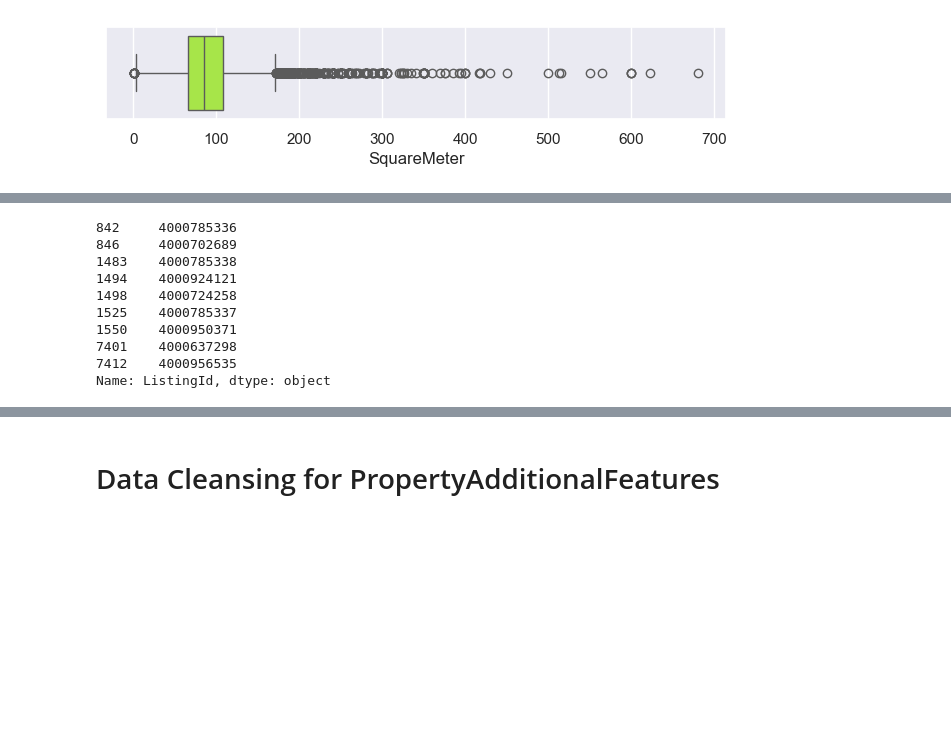
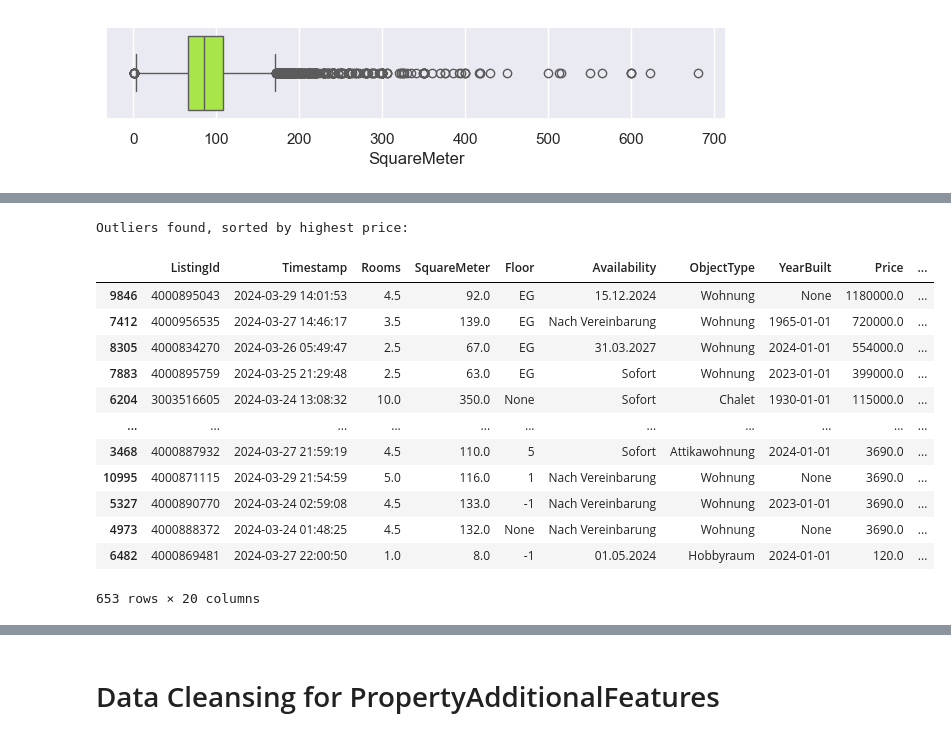
Before and after one commit to ElrasDeVayne/Immo-Projekt-DataScience, a Jupyter notebook: 20240401_DataCleansing.ipynb, the cells around one changed output, grey strips where cells are left out. Saved outputs shown, nothing was run; the diff lists cells and outputs as text; code cells hidden in the pictures; blank space fills up the shorter version.

```diff
--- a/20240401_DataCleansing.ipynb
+++ b/20240401_DataCleansing.ipynb
@@ -247,31 +218,0 @@ plt.show()
-# %%
-#show specific outlier for specific canton
-# Filtering the DataFrame to only include data for the canton 'gr'
-df_gr = df_filtered_property_location_clean[df_filtered_property_location_clean['Canton'] == 'gr']
-
-# Calculating the first (Q1) and third quartiles (Q3)
-Q1 = df_gr['Price'].quantile(0.25)
-Q3 = df_gr['Price'].quantile(0.75)
-IQR = Q3 - Q1
-
-# Defining the boundaries for outliers
-lower_bound = Q1 - 1.5 * IQR
-upper_bound = Q3 + 1.5 * IQR
-
-# Identifying the outliers
-outliers = df_gr[(df_gr['Price'] < lower_bound) | (df_gr['Price'] > upper_bound)]
-
-# Displaying the ListingsId of the outliers
-outliers_listing_ids = outliers['ListingId']
-print(outliers_listing_ids)
-# %% [output]
-842     4000785336
-846     4000702689
-1483    4000785338
-1494    4000924121
-1498    4000724258
-1525    4000785337
-1550    4000950371
-7401    4000637298
-7412    4000956535
-Name: ListingId, dtype: object
@@ -279,0 +219,43 @@ Name: ListingId, dtype: object
+# %%
+#Detect outliers (Price) and list them
+
+# Set display options
+pd.set_option('display.max_rows', 50)
+
+# Calculation of the first (Q1) and third quartiles (Q3) for Price across the entire DataFrame
+Q1 = df_filtered_property_location_clean['Price'].quantile(0.25)
+Q3 = df_filtered_property_location_clean['Price'].quantile(0.75)
+IQR = Q3 - Q1
+
+# Boundaries for outliers
+lower_bound = Q1 - 1.5 * IQR
+upper_bound = Q3 + 1.5 * IQR
+
+# Identify the outliers
+outliers = df_filtered_property_location_clean[(df_filtered_property_location_clean['Price'] < lower_bound) | (df_filtered_property_location_clean['Price'] > upper_bound)]
+
+# Feedback if there are any outliers
+if outliers.empty:
+    print("No outliers found.")
+else:
+    # Sort outliers by the 'Price' column in descending order
+    outliers_sorted = outliers.sort_values(by='Price', ascending=False)
+
+    # Display sorted outliers
+    print("Outliers found, sorted by highest price:")
+    display(outliers_sorted)
+# %% [output]
+Outliers found, sorted by highest price:
+|  | ListingId | Timestamp | Rooms | SquareMeter | Floor | Availability | ObjectType | YearBuilt | Price | ... |
+| 9846 | 4000895043 | 2024-03-29 14:01:53 | 4.5 | 92.0 | EG | 15.12.2024 | Wohnung | None | 1180000.0 | ... |
+| 7412 | 4000956535 | 2024-03-27 14:46:17 | 3.5 | 139.0 | EG | Nach Vereinbarung | Wohnung | 1965-01-01 | 720000.0 | ... |
+| 8305 | 4000834270 | 2024-03-26 05:49:47 | 2.5 | 67.0 | EG | 31.03.2027 | Wohnung | 2024-01-01 | 554000.0 | ... |
+| 7883 | 4000895759 | 2024-03-25 21:29:48 | 2.5 | 63.0 | EG | Sofort | Wohnung | 2023-01-01 | 399000.0 | ... |
+| 6204 | 3003516605 | 2024-03-24 13:08:32 | 10.0 | 350.0 | None | Sofort | Chalet | 1930-01-01 | 115000.0 | ... |
+| ... | ... | ... | ... | ... | ... | ... | ... | ... | ... | ... |
+| 3468 | 4000887932 | 2024-03-27 21:59:19 | 4.5 | 110.0 | 5 | Sofort | Attikawohnung | 2024-01-01 | 3690.0 | ... |
+| 10995 | 4000871115 | 2024-03-29 21:54:59 | 5.0 | 116.0 | 1 | Nach Vereinbarung | Wohnung | None | 3690.0 | ... |
+| 5327 | 4000890770 | 2024-03-24 02:59:08 | 4.5 | 133.0 | -1 | Nach Vereinbarung | Wohnung | 2023-01-01 | 3690.0 | ... |
+| 4973 | 4000888372 | 2024-03-24 01:48:25 | 4.5 | 132.0 | None | Nach Vereinbarung | Wohnung | None | 3690.0 | ... |
+| 6482 | 4000869481 | 2024-03-27 22:00:50 | 1.0 | 8.0 | -1 | 01.05.2024 | Hobbyraum | 2024-01-01 | 120.0 | ... |
+653 rows × 20 columns
```
Also changed, not shown: parts of 12 cells of this notebook, 3 other files.
